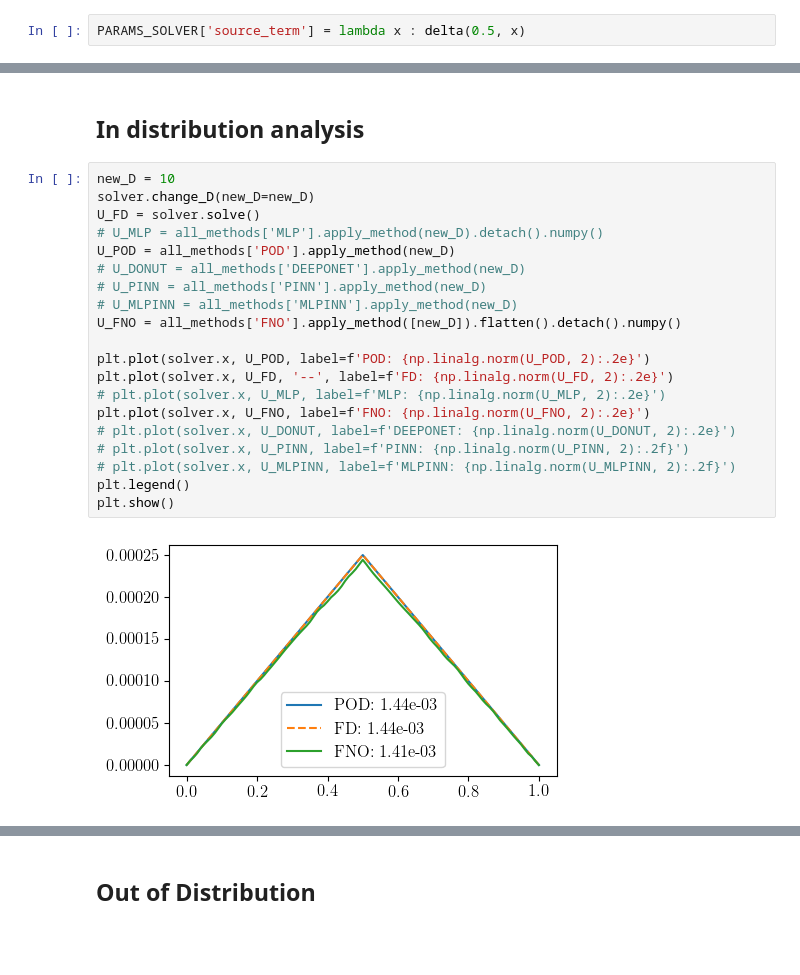
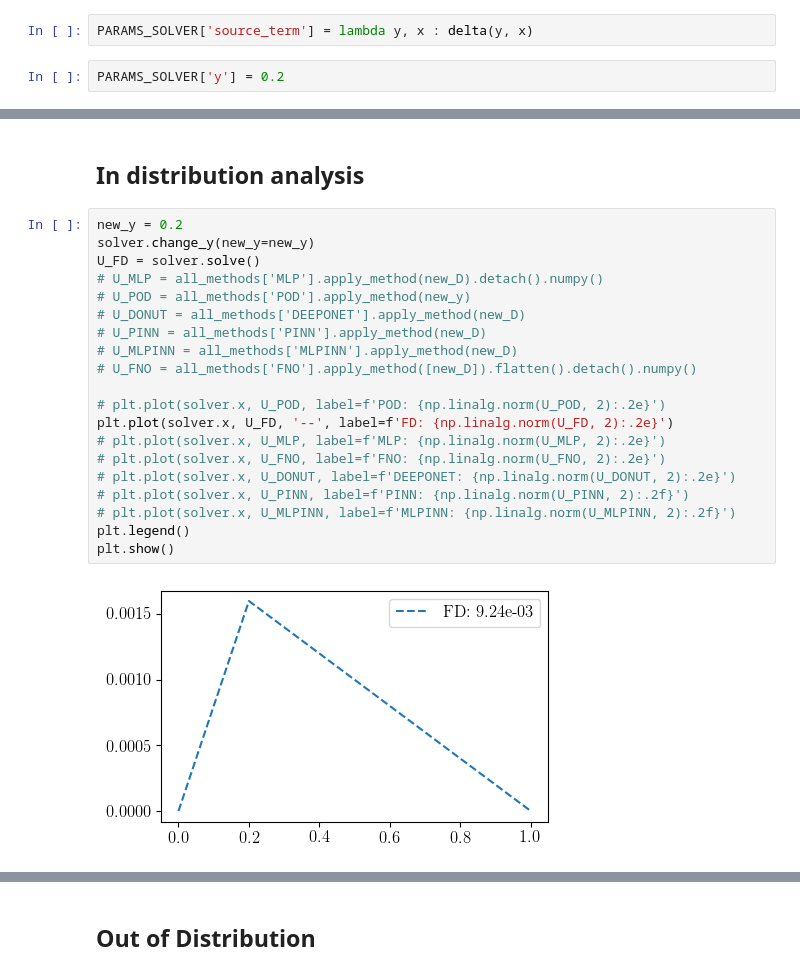
Before and after one commit to lechevaa/CEMRACS_SciML, a Jupyter notebook: notebooks/PoissonEquation/Poisson_step_2.ipynb, the cells around one changed output, grey strips where cells are left out. Saved outputs shown, nothing was run; the diff lists cells and outputs as text; blank space fills up the shorter version.

```diff
--- a/notebooks/PoissonEquation/Poisson_step_2.ipynb
+++ b/notebooks/PoissonEquation/Poisson_step_2.ipynb
@@ -50,7 +50,9 @@ def delta(y, x, dy = 1., dx = 0.) :
 # %% [markdown]
 Poisson equation in a \[0, 1\] domain and 101 points for discretizations
 # %%
-PARAMS_SOLVER['source_term'] = lambda x : delta(0.5, x)
+PARAMS_SOLVER['source_term'] = lambda y, x : delta(y, x)
+# %%
+PARAMS_SOLVER['y'] = 0.2
 # %%
 params_solver = copy.deepcopy(PARAMS_SOLVER)
 solver = Solver(params={'solver': params_solver})
@@ -190,27 +197,27 @@ plt.show()
 # %% [markdown]
 ## In distribution analysis
 # %%
-new_D = 10
-solver.change_D(new_D=new_D)
+new_y = 0.2
+solver.change_y(new_y=new_y)
 U_FD = solver.solve()
 # U_MLP = all_methods['MLP'].apply_method(new_D).detach().numpy()
-U_POD = all_methods['POD'].apply_method(new_D)
+# U_POD = all_methods['POD'].apply_method(new_y)
 # U_DONUT = all_methods['DEEPONET'].apply_method(new_D)
 # U_PINN = all_methods['PINN'].apply_method(new_D)
 # U_MLPINN = all_methods['MLPINN'].apply_method(new_D)
-U_FNO = all_methods['FNO'].apply_method([new_D]).flatten().detach().numpy()
+# U_FNO = all_methods['FNO'].apply_method([new_D]).flatten().detach().numpy()
 
-plt.plot(solver.x, U_POD, label=f'POD: {np.linalg.norm(U_POD, 2):.2e}')
+# plt.plot(solver.x, U_POD, label=f'POD: {np.linalg.norm(U_POD, 2):.2e}')
 plt.plot(solver.x, U_FD, '--', label=f'FD: {np.linalg.norm(U_FD, 2):.2e}')
 # plt.plot(solver.x, U_MLP, label=f'MLP: {np.linalg.norm(U_MLP, 2):.2e}')
-plt.plot(solver.x, U_FNO, label=f'FNO: {np.linalg.norm(U_FNO, 2):.2e}')
+# plt.plot(solver.x, U_FNO, label=f'FNO: {np.linalg.norm(U_FNO, 2):.2e}')
 # plt.plot(solver.x, U_DONUT, label=f'DEEPONET: {np.linalg.norm(U_DONUT, 2):.2e}')
 # plt.plot(solver.x, U_PINN, label=f'PINN: {np.linalg.norm(U_PINN, 2):.2f}')
 # plt.plot(solver.x, U_MLPINN, label=f'MLPINN: {np.linalg.norm(U_MLPINN, 2):.2f}')
 plt.legend()
 plt.show()
 # %% [output]
-[figure, old version]
+[figure, new version]
 # %%
 fig, axs = plt.subplots(2, 3, figsize=(12, 8))
 
```
Also changed, not shown: parts of 11 cells of this notebook, 5 other files.
